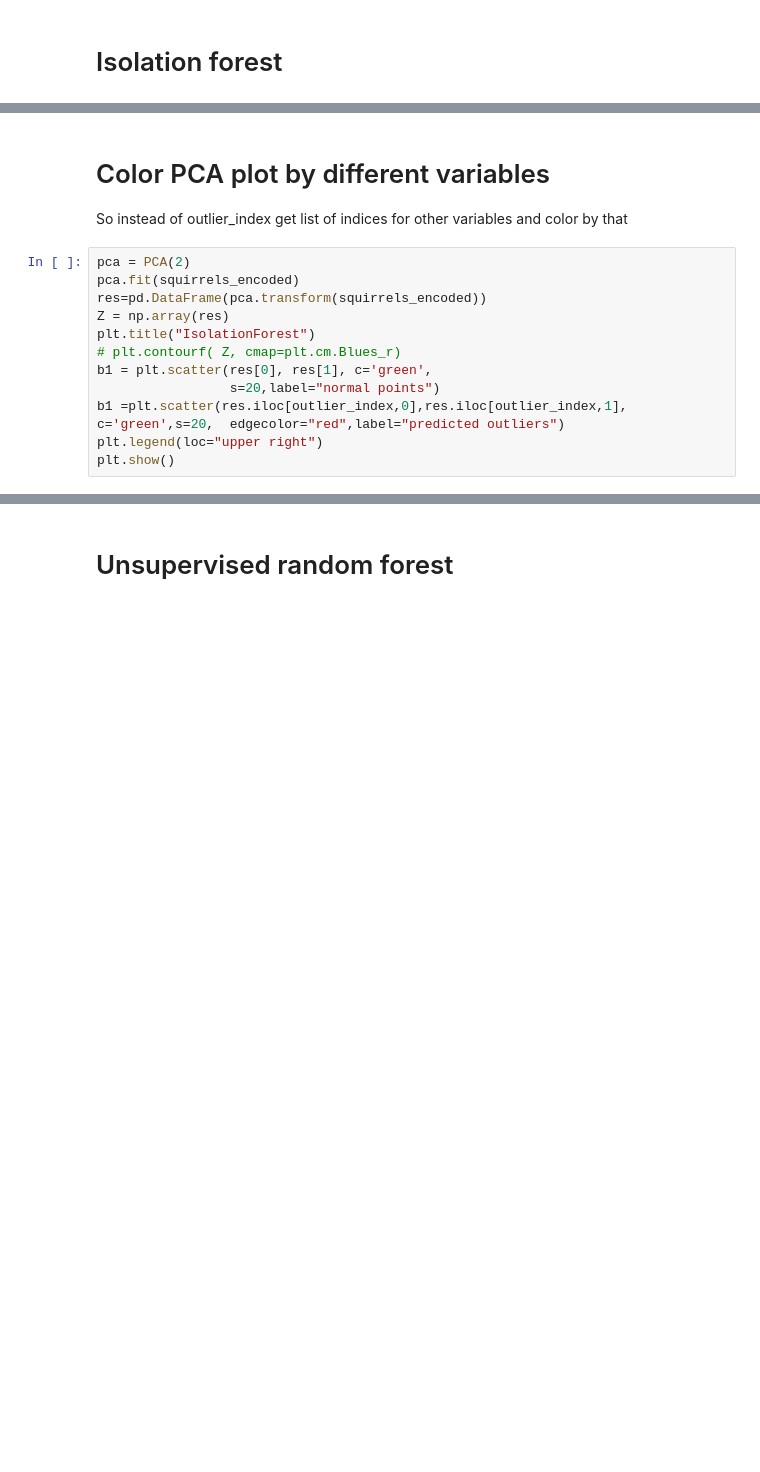
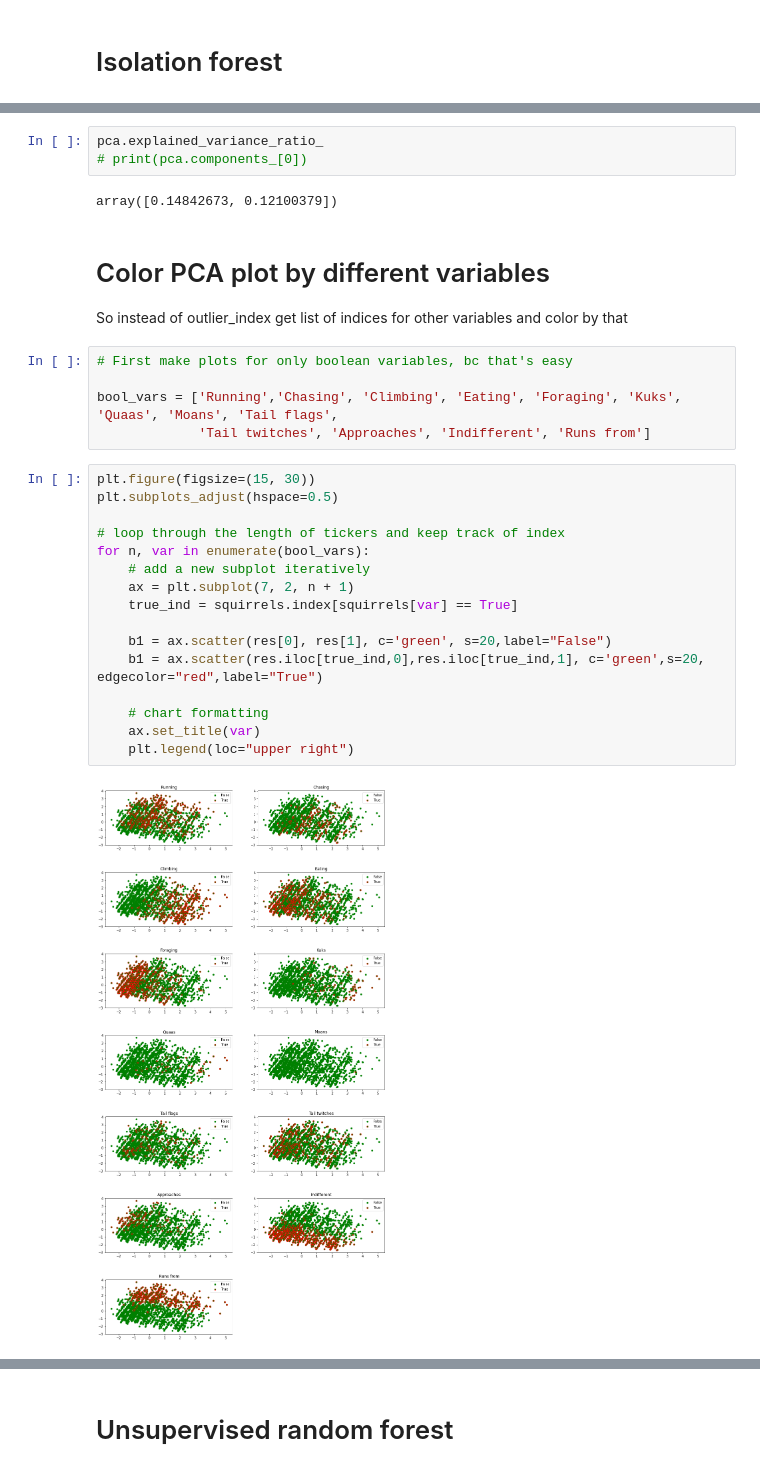
Before and after one commit to xmsterl/SP_squirrels, a Jupyter notebook: squirrels.ipynb, the cells around one changed output, grey strips where cells are left out. Cells and saved outputs as stored; diff of their text form; blank space fills up the shorter version.

```diff
--- a/squirrels.ipynb
+++ b/squirrels.ipynb
@@ -255,15 +323,31 @@ plt.show()
+# %%
+pca.explained_variance_ratio_
+# print(pca.components_[0])
+# %% [output]
+array([0.14842673, 0.12100379])
 # %% [markdown]
 # Color PCA plot by different variables
 So instead of outlier_index get list of indices for other variables and color by that
+# %%
+# First make plots for only boolean variables, bc that's easy
+
+bool_vars = ['Running','Chasing', 'Climbing', 'Eating', 'Foraging', 'Kuks', 'Quaas', 'Moans', 'Tail flags',
+             'Tail twitches', 'Approaches', 'Indifferent', 'Runs from']
 # %%
-pca = PCA(2)
-pca.fit(squirrels_encoded)
-res=pd.DataFrame(pca.transform(squirrels_encoded))
-Z = np.array(res)
-plt.title("IsolationForest")
-# plt.contourf( Z, cmap=plt.cm.Blues_r)
-b1 = plt.scatter(res[0], res[1], c='green',
-                 s=20,label="normal points")
-b1 =plt.scatter(res.iloc[outlier_index,0],res.iloc[outlier_index,1], c='green',s=20,  edgecolor="red",label="predicted outliers")
-plt.legend(loc="upper right")
-plt.show()
+plt.figure(figsize=(15, 30))
+plt.subplots_adjust(hspace=0.5)
+
+# loop through the length of tickers and keep track of index
+for n, var in enumerate(bool_vars):
+    # add a new subplot iteratively
+    ax = plt.subplot(7, 2, n + 1)
+    true_ind = squirrels.index[squirrels[var] == True]
+
+    b1 = ax.scatter(res[0], res[1], c='green', s=20,label="False")
+    b1 = ax.scatter(res.iloc[true_ind,0],res.iloc[true_ind,1], c='green',s=20,  edgecolor="red",label="True")
+
+    # chart formatting
+    ax.set_title(var)
+    plt.legend(loc="upper right")
+# %% [output]
+[figure, added]
```
Also changed, not shown: parts of 20 cells of this notebook.
